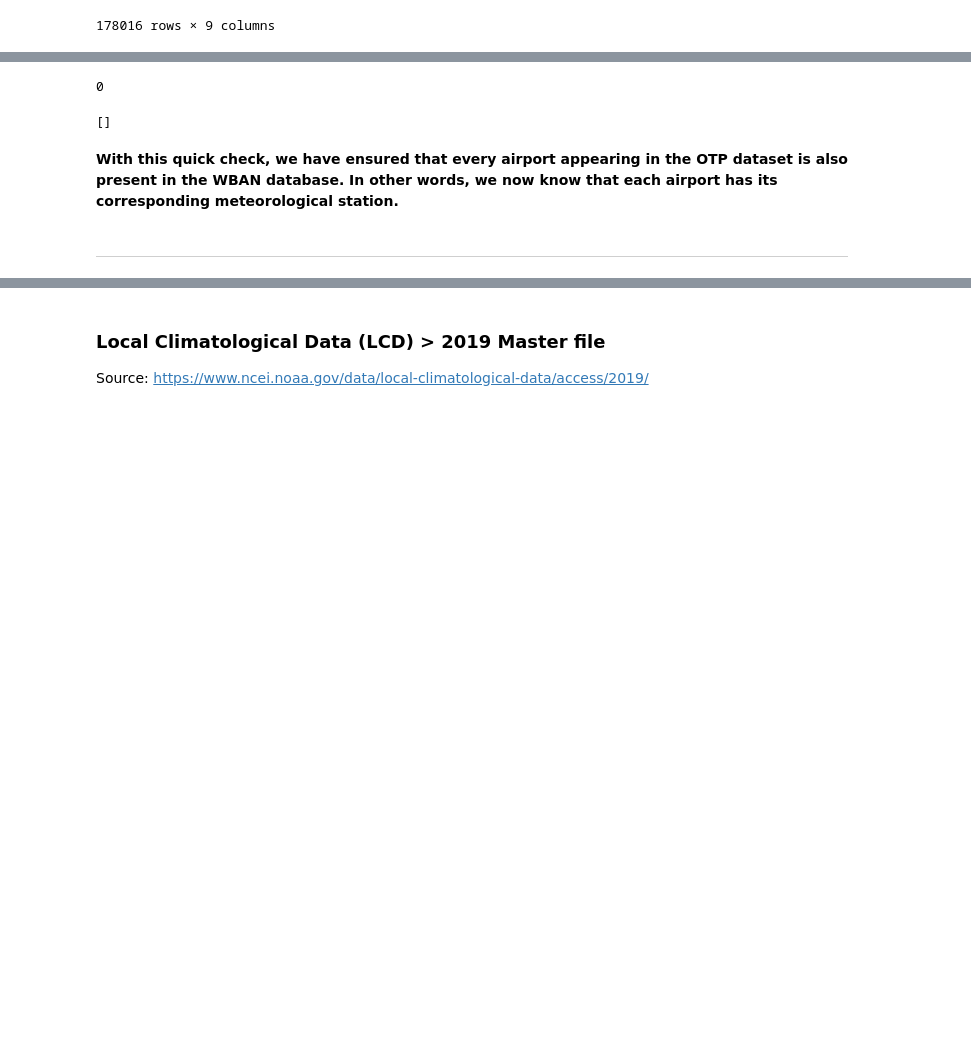
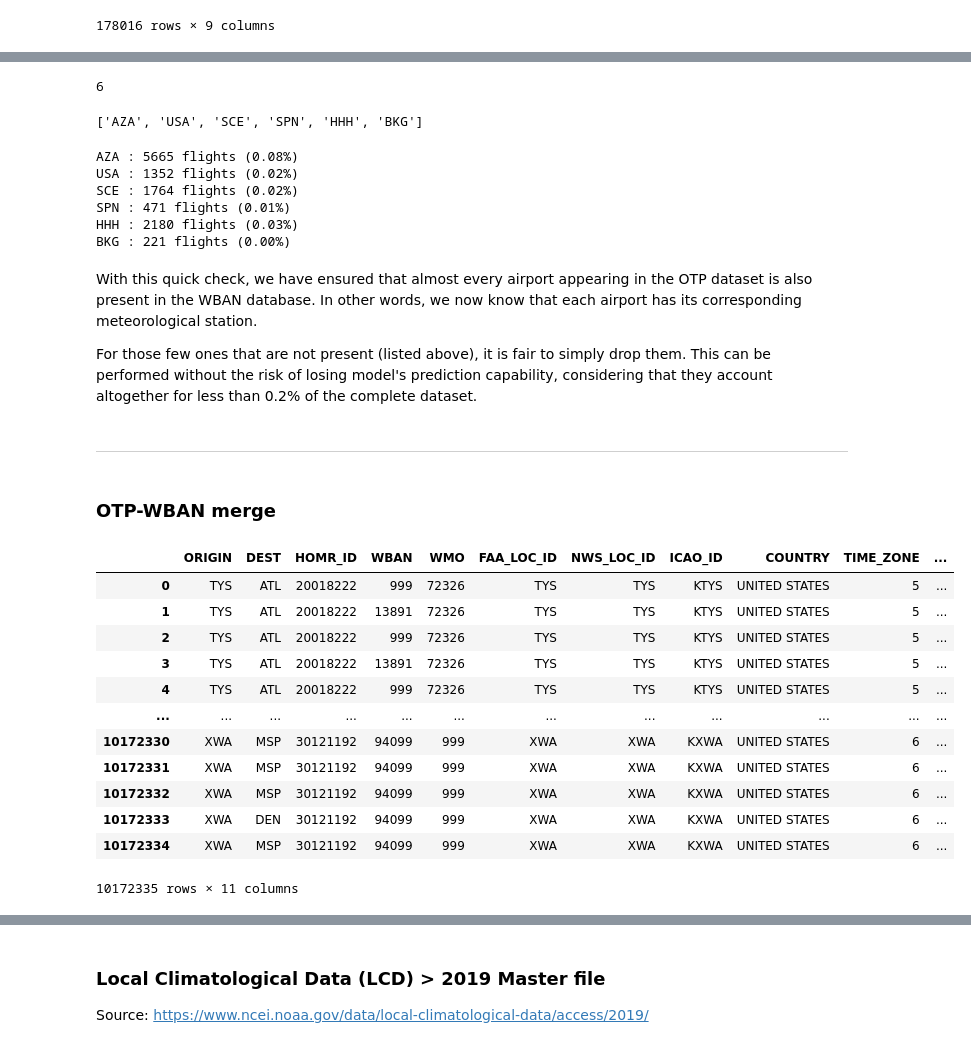
Before and after one commit to malonsol/TFM_KSchool, a Jupyter notebook: EDA/DELAY/WBAN_IATA.ipynb, the cells around one changed output, grey strips where cells are left out. Drawn from its saved outputs; the diff is of its cells as text; code cells hidden in the pictures; blank space fills up the shorter version.

```diff
--- a/EDA/DELAY/WBAN_IATA.ipynb
+++ b/EDA/DELAY/WBAN_IATA.ipynb
@@ -290,0 +267,4 @@ WBAN
+# %%
+WBAN[['WBAN', 'WMO', 'TIME_ZONE']] = WBAN[['WBAN', 'WMO', 'TIME_ZONE']].fillna(999)
+WBAN[['FAA_LOC_ID', 'NWS_LOC_ID', 'ICAO_ID']] = WBAN[['FAA_LOC_ID', 'NWS_LOC_ID', 'ICAO_ID']].fillna('')
+WBAN
@@ -290,0 +304,4 @@ WBAN
+# %%
+num_cols = WBAN.select_dtypes('number').columns
+WBAN[num_cols] = WBAN[num_cols].astype('int64')
+WBAN
@@ -337,15 +336,29 @@ array(['GST', 'KTN', 'SGY', 'WRG', 'EET', 'IGM', 'AVX', 'FAT', 'RBL',
 # %%
 disjointed_IATAs = []
-for IATA in disjointed_IATAs:
-    if IATA not in OTP_IATAs:
+for IATA in OTP_IATAs:
+    if IATA not in WBAN_IATAs:
         disjointed_IATAs.append(IATA)
 print(len(disjointed_IATAs))
 disjointed_IATAs
 # %% [output]
-0
+6
-[]
+['AZA', 'USA', 'SCE', 'SPN', 'HHH', 'BKG']
+# %%
+for IATA in disjointed_IATAs:
+    print("{} : {} flights ({:4.2f}%)".format(IATA,
+                                         len(OTP[OTP['ORIGIN'] == IATA]),
+                                         len(OTP[OTP['ORIGIN'] == IATA]) / len(OTP) * 100))
+# %% [output]
+AZA : 5665 flights (0.08%)
+USA : 1352 flights (0.02%)
+SCE : 1764 flights (0.02%)
+SPN : 471 flights (0.01%)
+HHH : 2180 flights (0.03%)
+BKG : 221 flights (0.00%)
 # %% [markdown]
-**With this quick check, we have ensured that every airport appearing in the OTP dataset is also present in the WBAN database. In other words, we now know that each airport has its corresponding meteorological station.**
+With this quick check, we have ensured that almost every airport appearing in the OTP dataset is also present in the WBAN database. In other words, we now know that each airport has its corresponding meteorological station.
+
+For those few ones that are not present (listed above), it is fair to simply drop them. This can be performed without the risk of losing model's prediction capability, considering that they account altogether for less than 0.2% of the complete dataset.
 # %%
 output_csv_path = os.path.join(root,
                                "Output_Data",
@@ -358,3 +371,21 @@ WBAN.to_csv(path_or_buf=output_csv_path,
             encoding='latin1')
 # %% [markdown]
 ___
+# %% [markdown]
+### OTP-WBAN merge
+# %%
+OTP.merge(WBAN, how='inner', left_on='ORIGIN', right_on='FAA_LOC_ID')
+# %% [output]
+|  | ORIGIN | DEST | HOMR_ID | WBAN | WMO | FAA_LOC_ID | NWS_LOC_ID | ICAO_ID | COUNTRY | TIME_ZONE | ... |
+| 0 | TYS | ATL | 20018222 | 999 | 72326 | TYS | TYS | KTYS | UNITED STATES | 5 | ... |
+| 1 | TYS | ATL | 20018222 | 13891 | 72326 | TYS | TYS | KTYS | UNITED STATES | 5 | ... |
+| 2 | TYS | ATL | 20018222 | 999 | 72326 | TYS | TYS | KTYS | UNITED STATES | 5 | ... |
+| 3 | TYS | ATL | 20018222 | 13891 | 72326 | TYS | TYS | KTYS | UNITED STATES | 5 | ... |
+| 4 | TYS | ATL | 20018222 | 999 | 72326 | TYS | TYS | KTYS | UNITED STATES | 5 | ... |
+| ... | ... | ... | ... | ... | ... | ... | ... | ... | ... | ... | ... |
+| 10172330 | XWA | MSP | 30121192 | 94099 | 999 | XWA | XWA | KXWA | UNITED STATES | 6 | ... |
+| 10172331 | XWA | MSP | 30121192 | 94099 | 999 | XWA | XWA | KXWA | UNITED STATES | 6 | ... |
+| 10172332 | XWA | MSP | 30121192 | 94099 | 999 | XWA | XWA | KXWA | UNITED STATES | 6 | ... |
+| 10172333 | XWA | DEN | 30121192 | 94099 | 999 | XWA | XWA | KXWA | UNITED STATES | 6 | ... |
+| 10172334 | XWA | MSP | 30121192 | 94099 | 999 | XWA | XWA | KXWA | UNITED STATES | 6 | ... |
+10172335 rows × 11 columns
```
Also changed, not shown: parts of 19 cells of this notebook.
